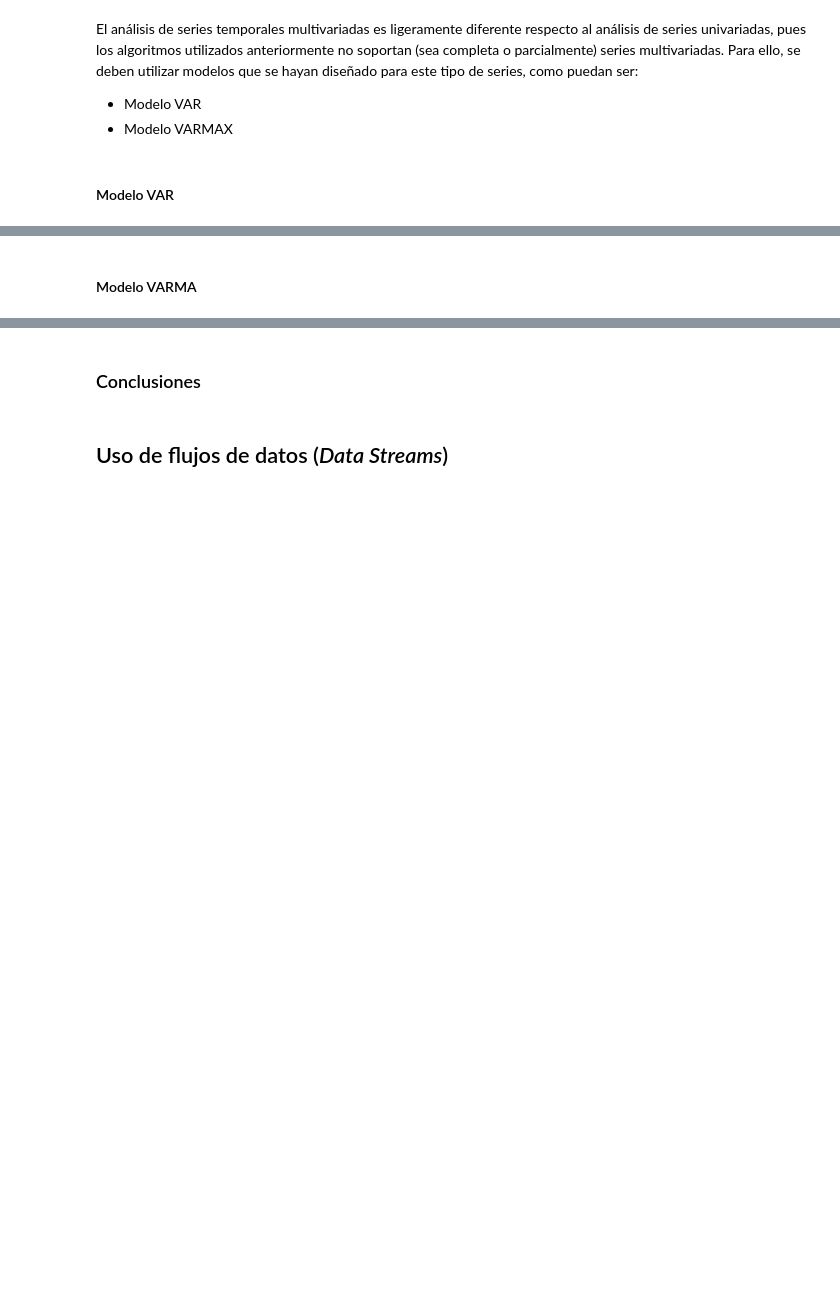
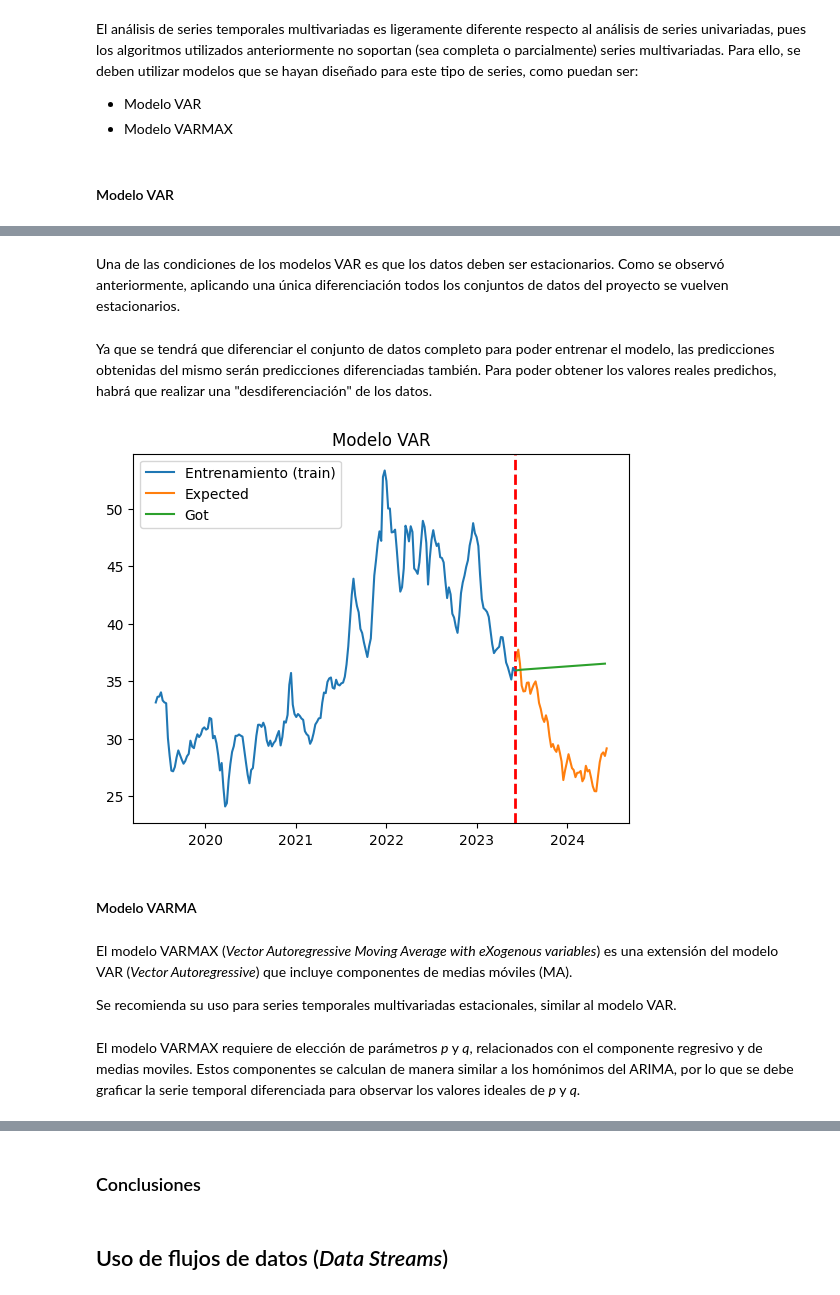
Before and after one commit to alu0101351773/TAAD_practicas, a Jupyter notebook: src/time_series.ipynb, the cells around one changed output, grey strips where cells are left out. Cells and saved outputs as stored; diff of their text form; code cells hidden in the pictures; blank space fills up the shorter version.

Commit message:
modelos multi explicados e implementados. Pendiente de reejecutar todo y escribir unas conclusiones

```diff
--- a/src/time_series.ipynb
+++ b/src/time_series.ipynb
@@ -761,6 +761,6 @@ El análisis de series temporales multivariadas es ligeramente diferente respect
 * Modelo VAR
 * Modelo VARMAX
 # %%
-y_train, y_test  = temporal_train_test_split(combined_data['pfizer_adj_close'], train_size=0.8)
+y_train, y_test  = temporal_train_test_split(combined_data, train_size=0.8)
 # %% [markdown]
 #### Modelo VAR
@@ -794,0 +771,28 @@ YtoX
+# %% [markdown]
+Una de las condiciones de los modelos VAR es que los datos deben ser estacionarios. Como se observó anteriormente, aplicando una única diferenciación todos los conjuntos de datos del proyecto se vuelven estacionarios.
+# %%
+# Diferenciar y_train
+y_train_diff = y_train.diff().dropna()
+
+# Entrenar modelo
+forecaster = VAR()
+forecaster.fit(y_train_diff)
+
+# Realizar predicciones
+y_pred = forecaster.predict(fh=np.arange(len(y_test)))
+pred_df = pd.DataFrame(y_pred, index=y_test.index, columns=y_test.columns)
+# %% [markdown]
+Ya que se tendrá que diferenciar el conjunto de datos completo para poder entrenar el modelo, las predicciones obtenidas del mismo serán predicciones diferenciadas también. Para poder obtener los valores reales predichos, habrá que realizar una "desdiferenciación" de los datos.
+# %%
+# Desdiferenciar pred
+last_values = y_train.iloc[-1]
+forecast_original_scale = pred_df.cumsum() + last_values
+# %%
+plot_prediction_results(
+    y_train['pfizer_adj_close'],
+    y_test['pfizer_adj_close'],
+    forecast_original_scale['pfizer_adj_close'],
+    'Modelo VAR'
+)
+# %% [output]
+[figure, added]
@@ -795,3 +804,7 @@ YtoX
 # %% [markdown]
 #### Modelo VARMA
+# %% [markdown]
+El modelo VARMAX (_Vector Autoregressive Moving Average with eXogenous variables_) es una extensión del modelo VAR (_Vector Autoregressive_) que incluye componentes de medias móviles (MA).
+
+Se recomienda su uso para series temporales multivariadas estacionales, similar al modelo VAR.
 # %%
@@ -799 +811,3 @@ YtoX
 from sktime.forecasting.varmax import VARMAX
+# %% [markdown]
+El modelo VARMAX requiere de elección de parámetros _p_ y _q_, relacionados con el componente regresivo y de medias moviles. Estos componentes se calculan de manera similar a los homónimos del ARIMA, por lo que se debe graficar la serie temporal diferenciada para observar los valores ideales de _p_ y _q_.
```
Also changed, not shown: parts of 14 cells of this notebook.
